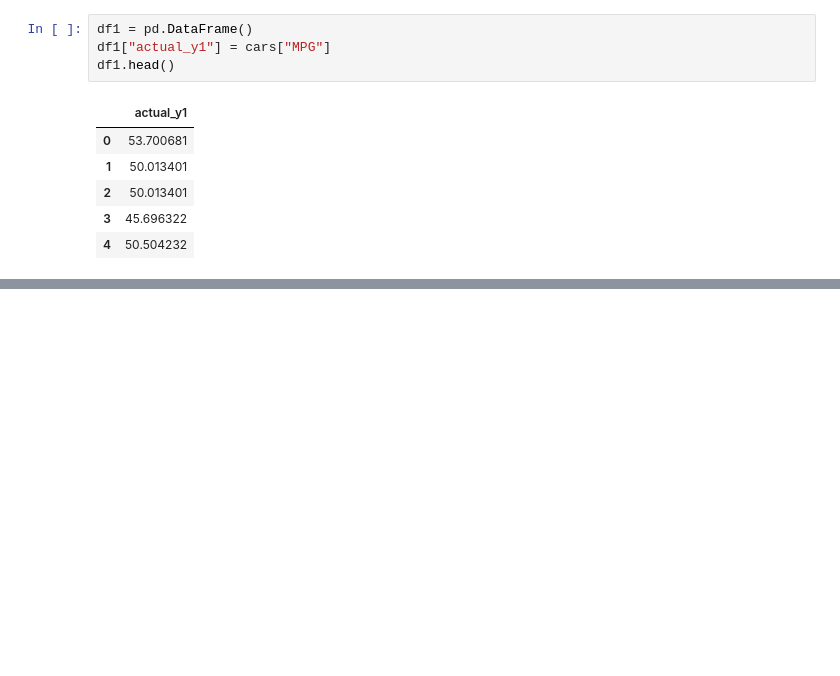
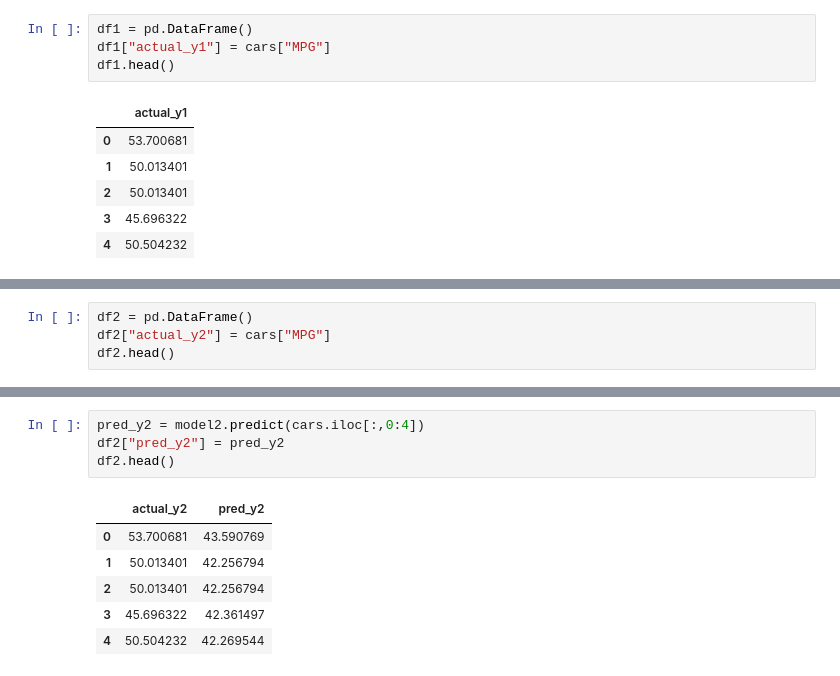
Before and after one commit to AnirudhReddy1252/AIML_TASK, a Jupyter notebook: Multi Regression.ipynb, the cells around one changed output, grey strips where cells are left out. Saved outputs shown, nothing was run; the diff lists cells and outputs as text; blank space fills up the shorter version.

```diff
--- a/Multi Regression.ipynb
+++ b/Multi Regression.ipynb
@@ -238,0 +332,4 @@ The original error message returned by patsy is:
+# %%
+df2 = pd.DataFrame()
+df2["actual_y2"] = cars["MPG"]
+df2.head()
@@ -238,0 +343,11 @@ The original error message returned by patsy is:
+# %%
+pred_y2 = model2.predict(cars.iloc[:,0:4])
+df2["pred_y2"] = pred_y2
+df2.head()
+# %% [output]
+|  | actual_y2 | pred_y2 |
+| 0 | 53.700681 | 43.590769 |
+| 1 | 50.013401 | 42.256794 |
+| 2 | 50.013401 | 42.256794 |
+| 3 | 45.696322 | 42.361497 |
+| 4 | 50.504232 | 42.269544 |
```
Also changed, not shown: parts of 15 cells of this notebook.
